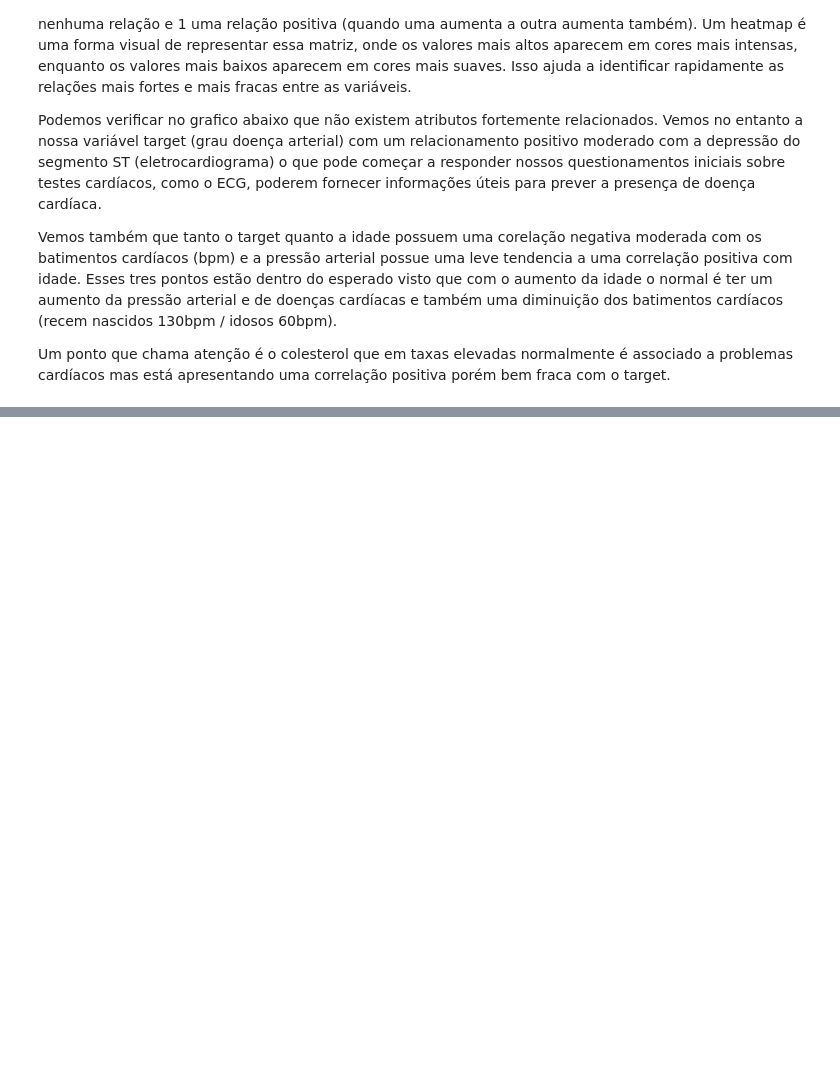
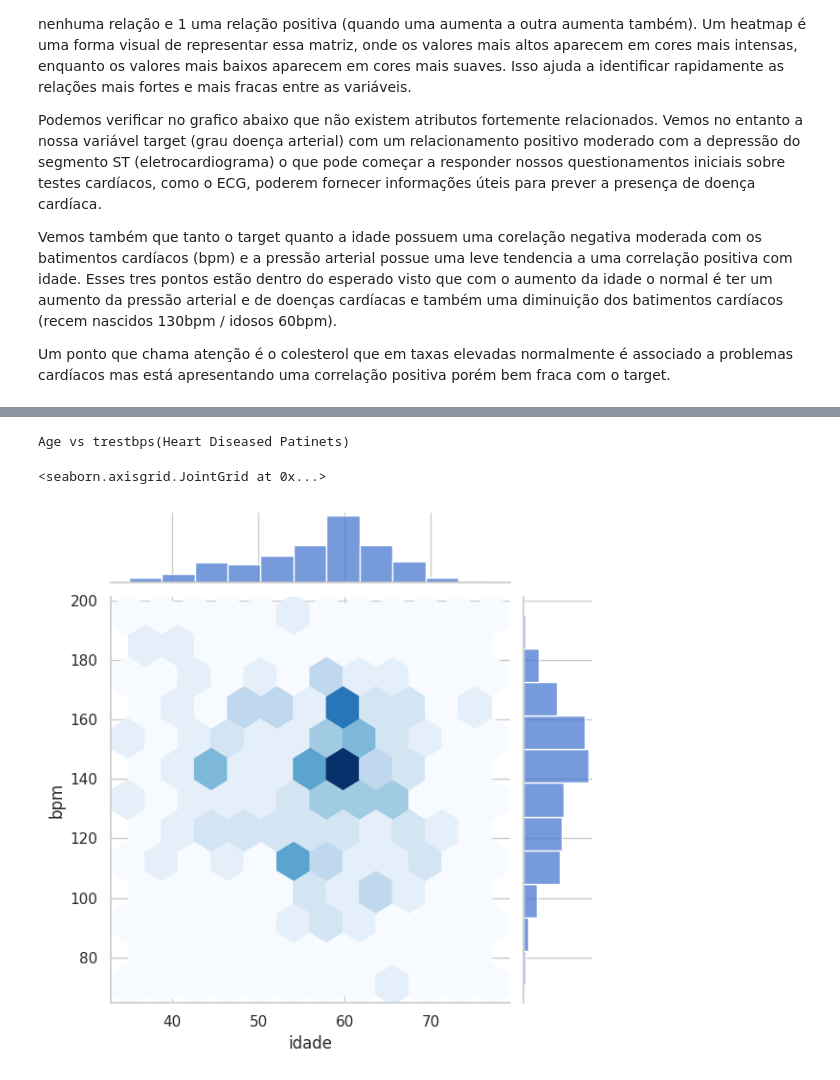
Before and after one commit to JGCMachado/Notebooks, a Jupyter notebook: Coracao1.ipynb, the cells around one changed output, grey strips where cells are left out. Drawn from its saved outputs; the diff is of its cells as text; code cells hidden in the pictures; blank space fills up the shorter version.

```diff
--- a/Coracao1.ipynb
+++ b/Coracao1.ipynb
@@ -374,16 +490,20 @@ ax.set(ylabel="Batimentos Cardíacos")
 # %%
 df3 = heart_disease[heart_disease['grau doença arterial'] != 0 ][['idade', 'sexo', 'angina', 'pa', 'colesterol', 'glicose', 'ecg', 'bpm',
-       'exang', 'depressão do segmento ST', 'inclinação do segmento ST', 'cat', 'cintilografia', 'grau doença arterial']]
+       'exang', 'depressão do segmento ST', 'inclinação do segmento ST', 'angiografia', 'cintilografia', 'grau doença arterial']]
 #target 0 - people with heart disease
 #pal = sns.cubehelix_palette(rot=-.2)
 print('Age vs trestbps(Heart Diseased Patinets)')
 sns.jointplot(data=df3,
               x='idade',
               y='bpm',
               kind='hex',
               cmap='Blues'
 
               )
+# %% [output]
+Age vs trestbps(Heart Diseased Patinets)
+<seaborn.axisgrid.JointGrid at 0x...>
+[figure, added]
 # %%
 sns.jointplot(data=df3,
               x='colesterol',
```
Also changed, not shown: parts of 23 cells of this notebook.
